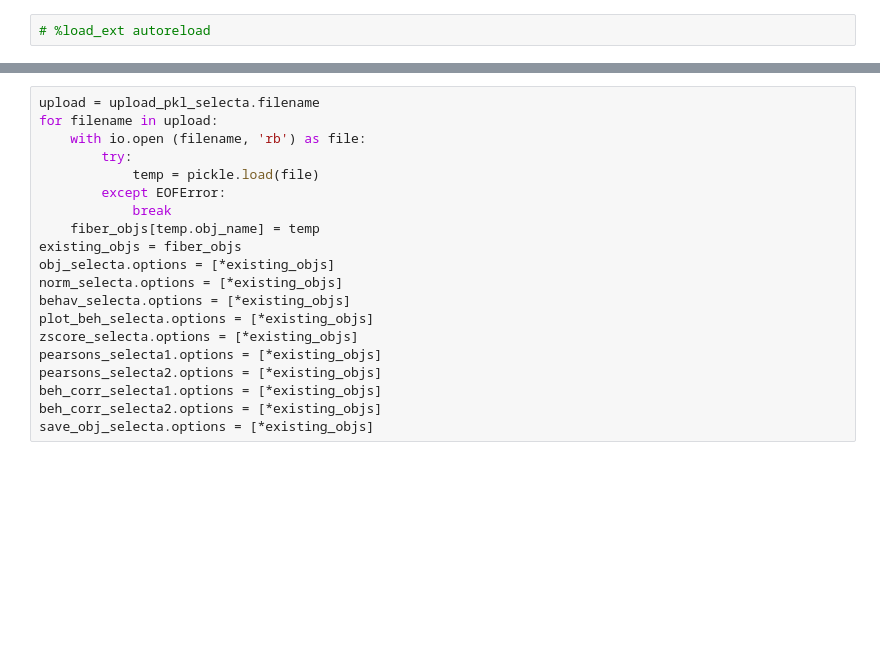
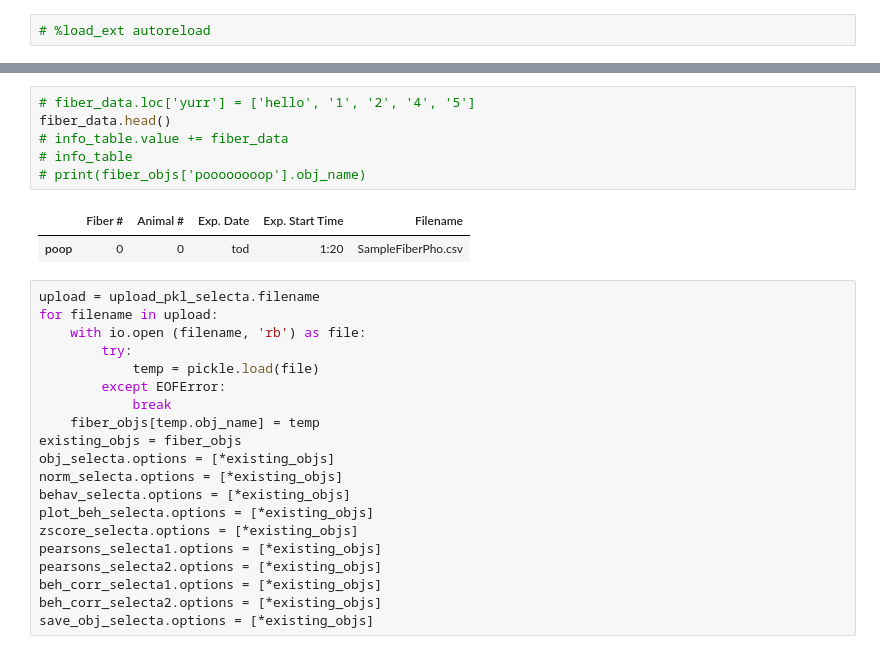
Before and after one commit to yobeze/fiberpho_gui, a Jupyter notebook: FiberGuiNotebook.ipynb, the cells around one changed output, grey strips where cells are left out. Drawn from its saved outputs; the diff is of its cells as text; blank space fills up the shorter version.

Commit message:
added object info display

```diff
--- a/FiberGuiNotebook.ipynb
+++ b/FiberGuiNotebook.ipynb
@@ -555,3 +516,12 @@ Launching server at http://localhost:51065
+# %%
+# fiber_data.loc['yurr'] = ['hello', '1', '2', '4', '5']
+fiber_data.head()
+# info_table.value += fiber_data
+# info_table
+# print(fiber_objs['poooooooop'].obj_name)
+# %% [output]
+|  | Fiber # | Animal # | Exp. Date | Exp. Start Time | Filename |
+| poop | 0 | 0 | tod | 1:20 | SampleFiberPho.csv |
 # %%
 upload = upload_pkl_selecta.filename
 for filename in upload:
```
Also changed, not shown: parts of 4 cells of this notebook, 1 other file.
